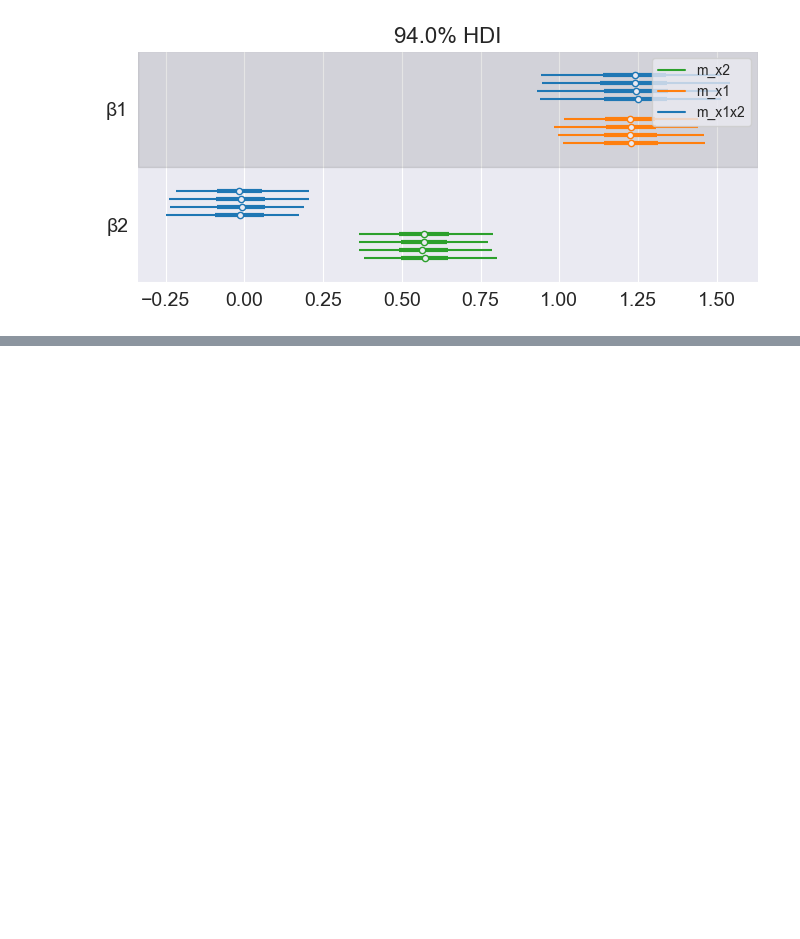
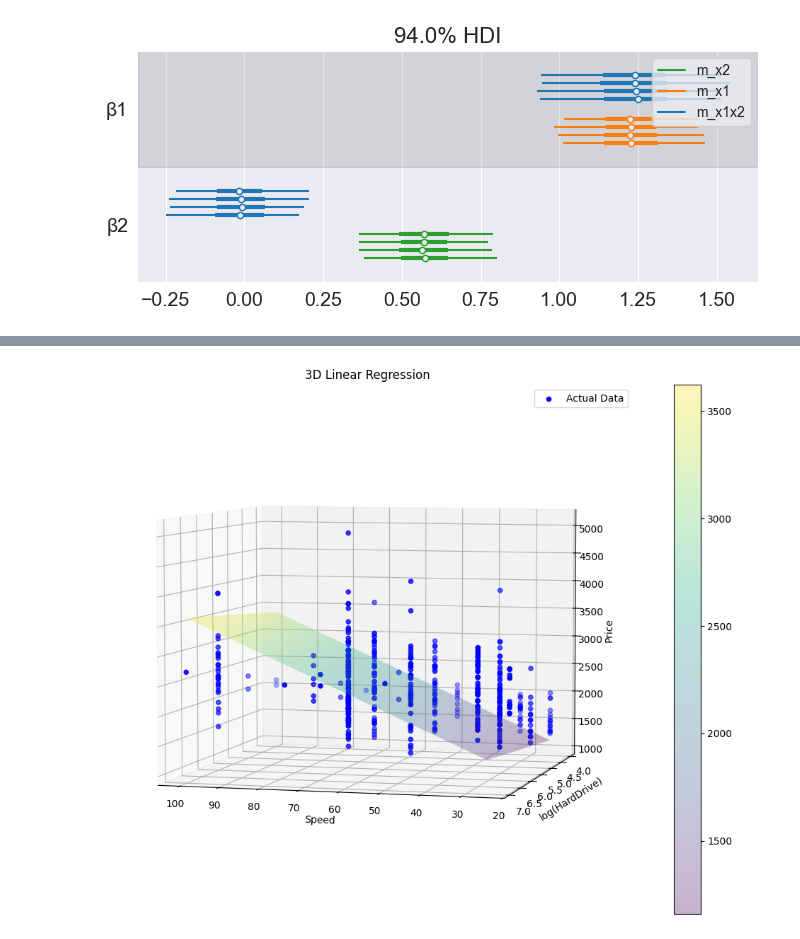
Before and after one commit to Mihaii2/PMP-2024, a Jupyter notebook: Lab10/homework10.ipynb, the cells around one changed output, grey strips where cells are left out. Cells and saved outputs as stored; diff of their text form; code cells hidden in the pictures; blank space fills up the shorter version.

```diff
--- a/Lab10/homework10.ipynb
+++ b/Lab10/homework10.ipynb
@@ -164,0 +237,47 @@ array([<Axes: title={'center': '94.0% HDI'}>], dtype=object)
+# %%
+import numpy as np
+import matplotlib.pyplot as plt
+from mpl_toolkits.mplot3d import Axes3D
+
+# Get the mean values of the parameters
+alpha_mean = float(idata.posterior['alpha'].mean())
+beta1_mean = float(idata.posterior['beta1'].mean())
+beta2_mean = float(idata.posterior['beta2'].mean())
+
+# Create a meshgrid for the surface plot
+speed_range = np.linspace(X[:, 0].min(), X[:, 0].max(), 100)
+hd_range = np.linspace(X[:, 1].min(), X[:, 1].max(), 100)
+speed_mesh, hd_mesh = np.meshgrid(speed_range, hd_range)
+
+# Calculate predicted prices for the meshgrid
+z = alpha_mean + beta1_mean * speed_mesh + beta2_mean * hd_mesh
+
+# Create the 3D plot
+fig = plt.figure(figsize=(12, 8))
+ax = fig.add_subplot(111, projection='3d')
+
+# Plot the actual data points
+ax.scatter(X[:, 0], X[:, 1], y, c='blue', marker='o', label='Actual Data')
+
+# Plot the regression plane
+surface = ax.plot_surface(speed_mesh, hd_mesh, z, alpha=0.3, cmap='viridis')
+
+# Add labels and title
+ax.set_xlabel('Speed')
+ax.set_ylabel('log(HardDrive)')
+ax.set_zlabel('Price')
+ax.set_title('3D Linear Regression')
+
+# Add a color bar
+fig.colorbar(surface)
+
+# Add legend
+ax.legend()
+
+# Adjust the viewing angle for better visualization
+ax.view_init(elev=5, azim=105)
+
+plt.tight_layout()
+plt.show()
+# %% [output]
+[figure, added]
```
Also changed, not shown: parts of 4 cells of this notebook, 1 other file.
